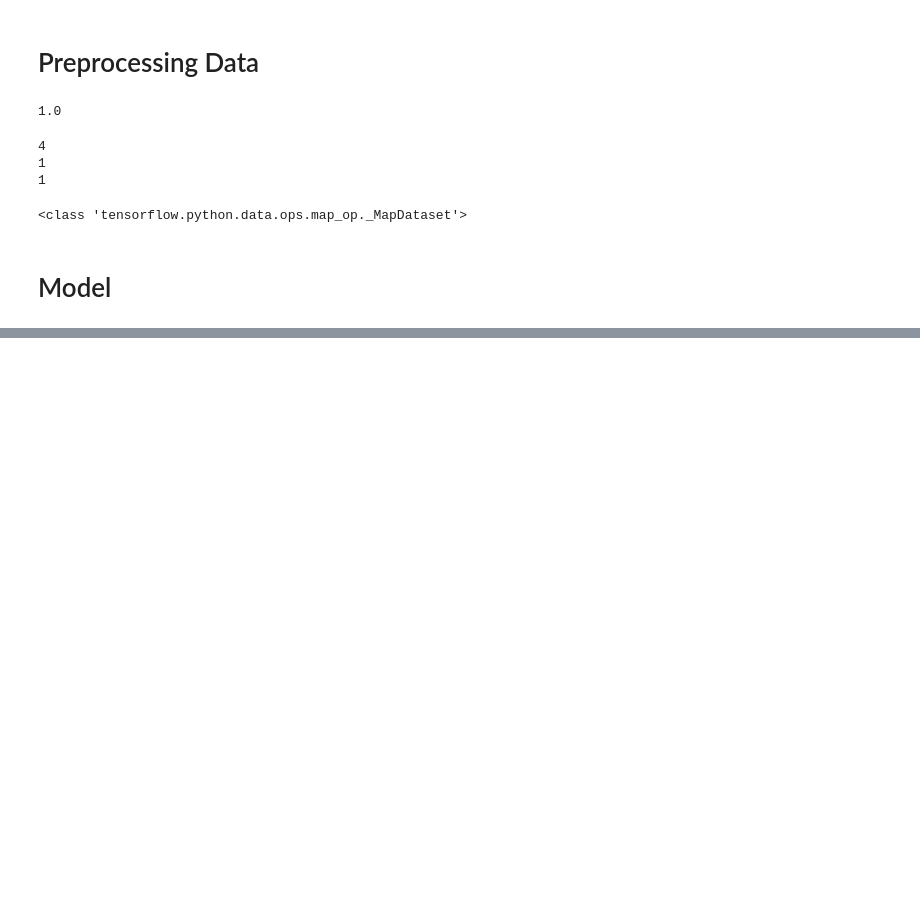
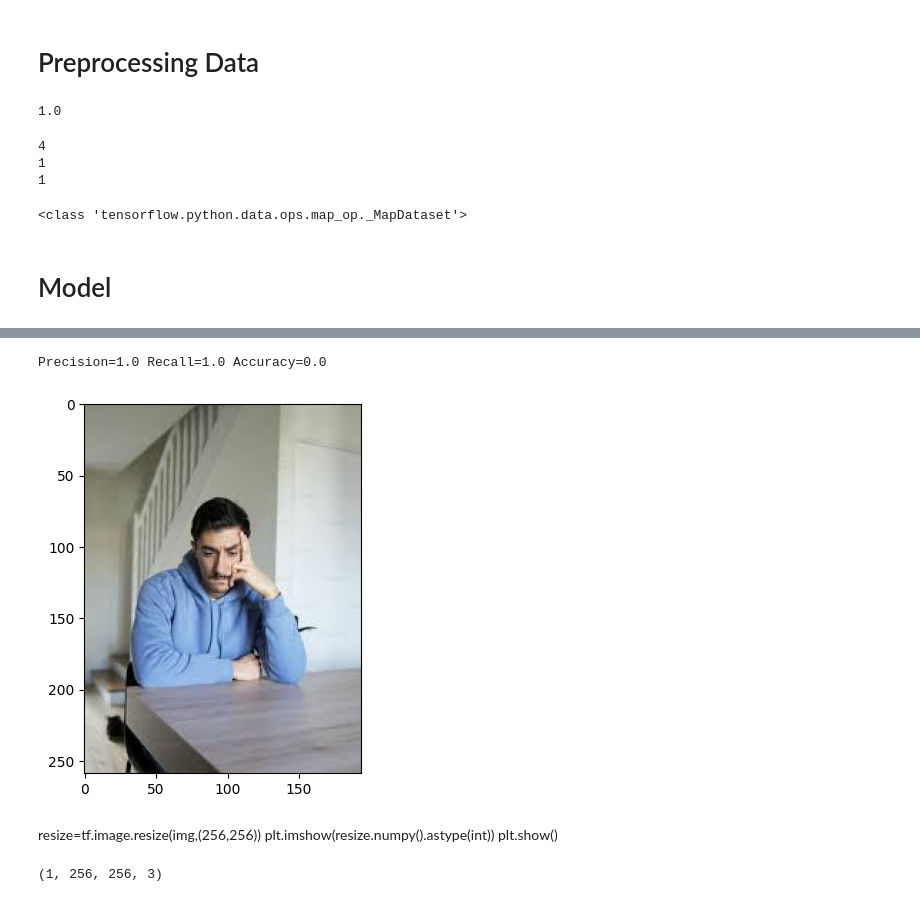
Before and after one commit to SalmanSi/CNN-image-classifier, a Jupyter notebook: image classifier.ipynb, the cells around one changed output, grey strips where cells are left out. Drawn from its saved outputs; the diff is of its cells as text; code cells hidden in the pictures; blank space fills up the shorter version.

```diff
--- a/image classifier.ipynb
+++ b/image classifier.ipynb
@@ -161,0 +288,4 @@ model.add()
+# %%
+print(f"Precision={prec.result().numpy()} Recall={rec.result().numpy()} Accuracy={acc.result().numpy()}")
+# %% [output]
+Precision=1.0 Recall=1.0 Accuracy=0.0
@@ -161,0 +294,15 @@ model.add()
+# %%
+img=cv2.imread('sadtest.jpeg')
+plt.imshow(cv2.cvtColor(img,cv2.COLOR_BGR2RGB))
+plt.show()
+# %% [output]
+[figure, added]
+# %% [markdown]
+resize=tf.image.resize(img,(256,256))
+plt.imshow(resize.numpy().astype(int))
+plt.show()
+# %%
+#  put inside a batch
+np.expand_dims(resize,0).shape
+# %% [output]
+(1, 256, 256, 3)
```
Also changed, not shown: parts of 25 cells of this notebook, 3 other files.
